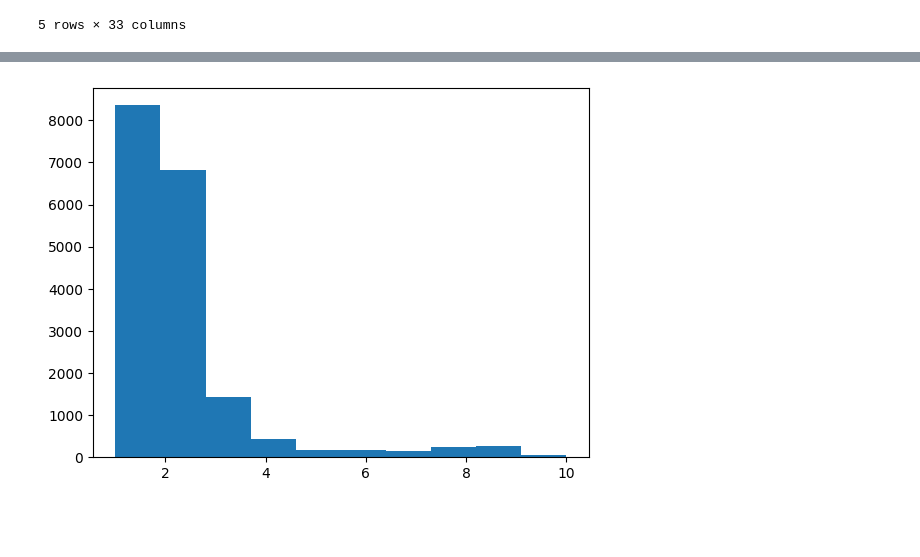
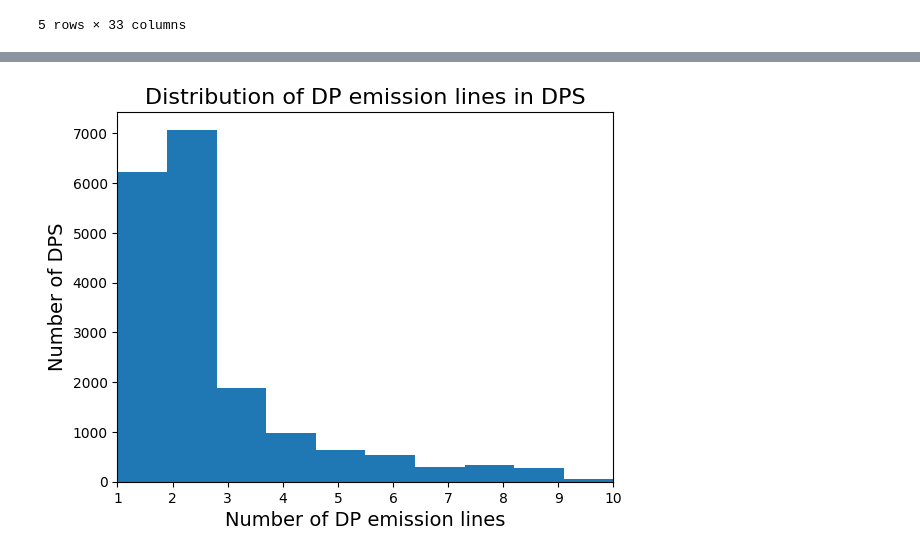
Before and after one commit to hyp0515/searching_inflow, a Jupyter notebook: dp_workflow.ipynb, the cells around one changed output, grey strips where cells are left out. Saved outputs shown, nothing was run; the diff lists cells and outputs as text; code cells hidden in the pictures; blank space fills up the shorter version.

```diff
--- a/dp_workflow.ipynb
+++ b/dp_workflow.ipynb
@@ -37,5 +38,5 @@ DP = DP()
 # %%
-dp_sample, model_1comp, left_2comp, right_2comp = DP.extract_fits_data('./catalogs/dp_catalog.fits')
+dp_sample, model_1comp, left_2comp, right_2comp = DP.extract_fits_data('./catalogs/dp_catalog_test.fits')
 dp_sample.head()
 # %% [output]
 |  | TARGETID | RA | DEC | Z | LOGM | LOGSFR | dv_r | dv_l | sigma_r | sigma_l | ... | ... |
@@ -76,6 +96,11 @@ SII6731: 2423
 # %%
 plt.hist(dp_sample['dp_count'])
 # plt.yscale('log')
+plt.xlim(left=1, right=10)
+plt.xlabel("Number of DP emission lines", fontsize=14)
+plt.ylabel("Number of DPS", fontsize=14)
+plt.title("Distribution of DP emission lines in DPS", fontsize=16)
+plt.savefig('./figures/Jan22/dp_count.png')
 plt.show()
 # %% [output]
-[figure, old version]
+[figure, new version]
```
Also changed, not shown: parts of 8 cells of this notebook, 4 other files.
